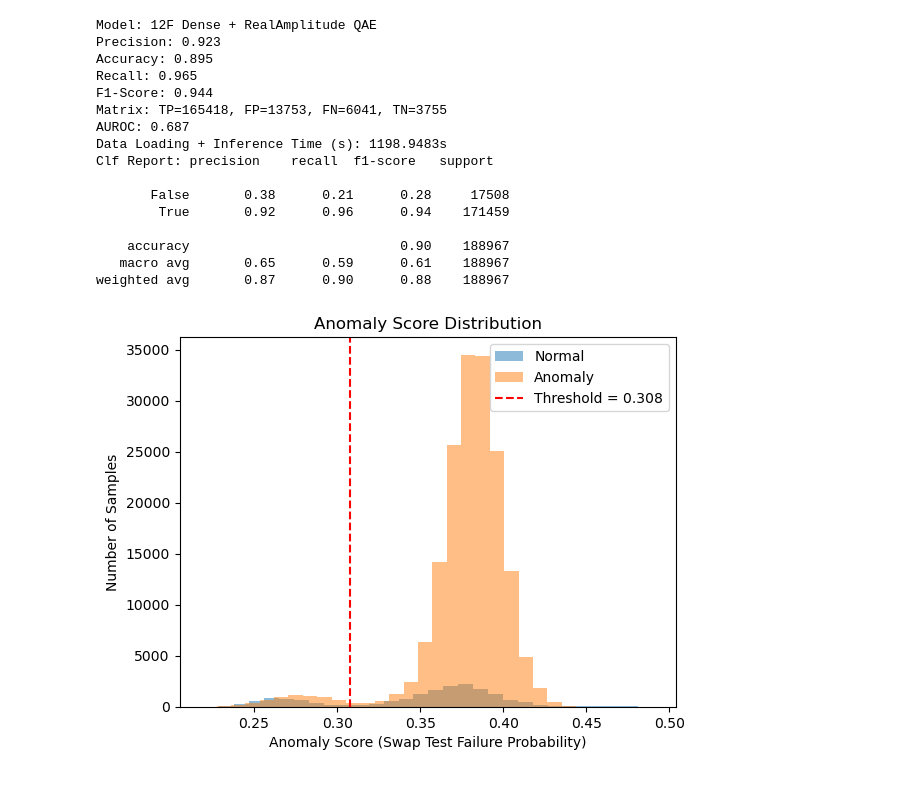
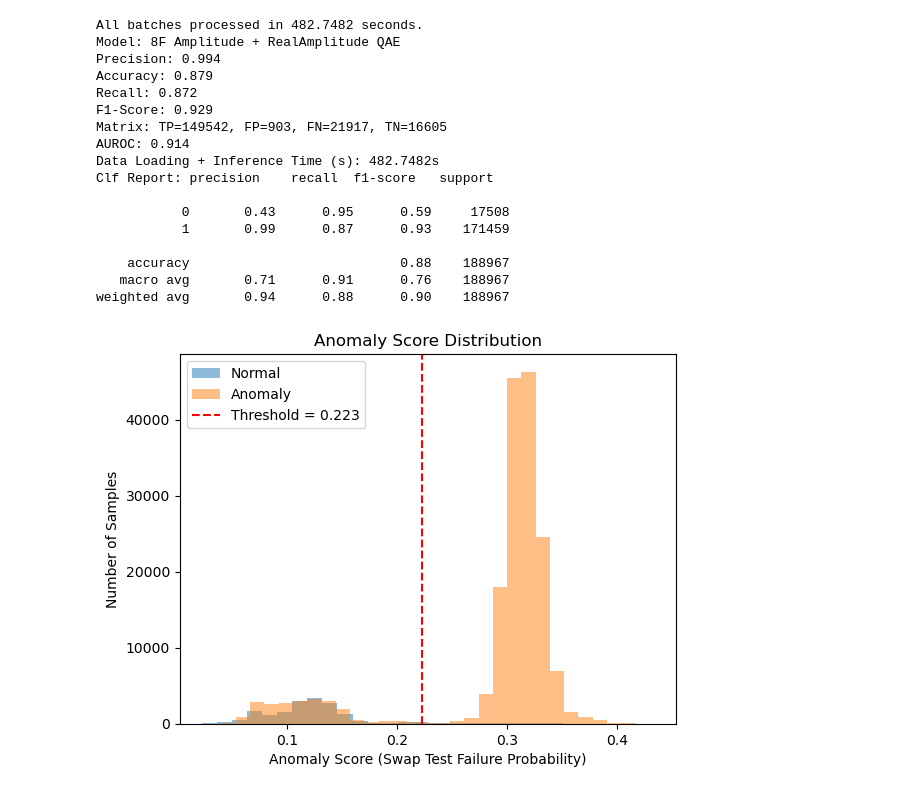
Before and after one commit to RohanSenthil/QAE_BETH_Anomaly, a Jupyter notebook: qae_evaluation.ipynb, the cells around one changed output. Cells and saved outputs as stored; diff of their text form; code cells hidden in the pictures.

```diff
--- a/qae_evaluation.ipynb
+++ b/qae_evaluation.ipynb
@@ -67,7 +63,7 @@ class AnomalyDetector(tf.keras.Model):
             layers.Dense(16, activation=None),
             layers.BatchNormalization(),
             layers.LeakyReLU(),
-            layers.Dense(12, activation=None),
+            layers.Dense(8, activation=None),
             layers.BatchNormalization(),
             layers.LeakyReLU()
         ])
@@ -108,8 +102,8 @@ NameError: name 'tf' is not defined
 # %%
 import pandas as pd
 
-qae_model = tf.keras.models.load_model(
-    "Models/12f_cae_model.keras",
+cae_model = tf.keras.models.load_model(
+    "Models/8f_cae_model.keras",
     custom_objects={"AnomalyDetector": AnomalyDetector}
 )
 # %%
@@ -202,15 +193,15 @@ Data Loading Time 0.045s
 # %%
 from qiskit.qpy import load
 
-model_name = "Models/12f_qae_dense_ra"
+model_name = "Models/COBLYA_AEs/8f_qae_amplitude_ra"
 
-with open(f"{model_name}/qc.qpy", "rb") as f:
-    qc = load(f)[0]  # returns a list of circuits
-input_names = np.load(f"{model_name}/input_param_names.npy", allow_pickle=True)
+with open(f"{model_name}/ae.qpy", "rb") as f:
+    ae = load(f)[0]  # returns a list of circuits
+# input_names = np.load(f"{model_name}/input_param_names.npy", allow_pickle=True)
 weight_names = np.load(f"{model_name}/weight_param_names.npy", allow_pickle=True)
 
-input_params = [p for p in qc.parameters if p.name in input_names]
-weight_params = [p for p in qc.parameters if p.name in weight_names]
+# input_params = [p for p in qc.parameters if p.name in input_names]
+weight_params = [p for p in ae.parameters if p.name in weight_names]
 
 
 trained_params = np.load(f"{model_name}/trained_parameters.npy")
@@ -277,56 +397,58 @@ Threshold: 0.3076171875
 # %%
 # Get predictions
 import matplotlib.pyplot as plt
 
-scores, inference_time = compute_anomaly_scores(qnn, scaled_testing_data, trained_params, batch_size=256)
+scores, elapsed_time = compute_anomaly_scores(
+    qnn,
+    scaled_testing_data,
+    trained_params,
+    encoding_fn=amplitude_encoding,
+    batch_size=64
+)
 
 y_pred = (scores > threshold).astype(int)
-y_true = np.array(testing_labels).astype(int)
-
-# Your true labels for this test data
-y_true = testing_labels  # shape should be (n_samples,), values = 0 or 1
-
-time = inference_time + loading_time
+y_true = np.array(testing_labels).astype(int)[:len(scores)]
 
 metrics = evaluate_model(
     y_true=y_true,
     y_pred=y_pred,
     scores=scores,
-    time=time,
+    time=elapsed_time,
     threshold=threshold,  # same threshold used in predict
-    model_name="12F Dense + RealAmplitude QAE"
+    model_name="8F Amplitude + RealAmplitude QAE"
 )
 
 # Print clean table row for your notes
 for k, v in metrics.items():
     print(f"{k}: {v}")
 
 # --- Histogram of scores ---
-plt.hist(scores[y_true.numpy() == 0], bins=30, alpha=0.5, label='Normal')
-plt.hist(scores[y_true.numpy() == 1], bins=30, alpha=0.5, label='Anomaly')
+plt.hist(scores[y_true == 0], bins=30, alpha=0.5, label='Normal')
+plt.hist(scores[y_true == 1], bins=30, alpha=0.5, label='Anomaly')
 plt.axvline(threshold, color='red', linestyle='--', label=f"Threshold = {threshold:.3f}")
 plt.xlabel("Anomaly Score (Swap Test Failure Probability)")
 plt.ylabel("Number of Samples")
 plt.title("Anomaly Score Distribution")
 plt.legend()
 plt.show()
 # %% [output]
-Model: 12F Dense + RealAmplitude QAE
-Precision: 0.923
-Accuracy: 0.895
-Recall: 0.965
-F1-Score: 0.944
-Matrix: TP=165418, FP=13753, FN=6041, TN=3755
-AUROC: 0.687
-Data Loading + Inference Time (s): 1198.9483s
+All batches processed in 482.7482 seconds.
+Model: 8F Amplitude + RealAmplitude QAE
+Precision: 0.994
+Accuracy: 0.879
+Recall: 0.872
+F1-Score: 0.929
+Matrix: TP=149542, FP=903, FN=21917, TN=16605
+AUROC: 0.914
+Data Loading + Inference Time (s): 482.7482s
 Clf Report: precision    recall  f1-score   support
 
-       False       0.38      0.21      0.28     17508
-        True       0.92      0.96      0.94    171459
+           0       0.43      0.95      0.59     17508
+           1       0.99      0.87      0.93    171459
 
-    accuracy                           0.90    188967
-   macro avg       0.65      0.59      0.61    188967
-weighted avg       0.87      0.90      0.88    188967
+    accuracy                           0.88    188967
+   macro avg       0.71      0.91      0.76    188967
+weighted avg       0.94      0.88      0.90    188967
-[figure, old version]
+[figure, new version]
 # %%
 # Get predictions
```
Also changed, not shown: parts of 8 cells of this notebook, 24 other files.
